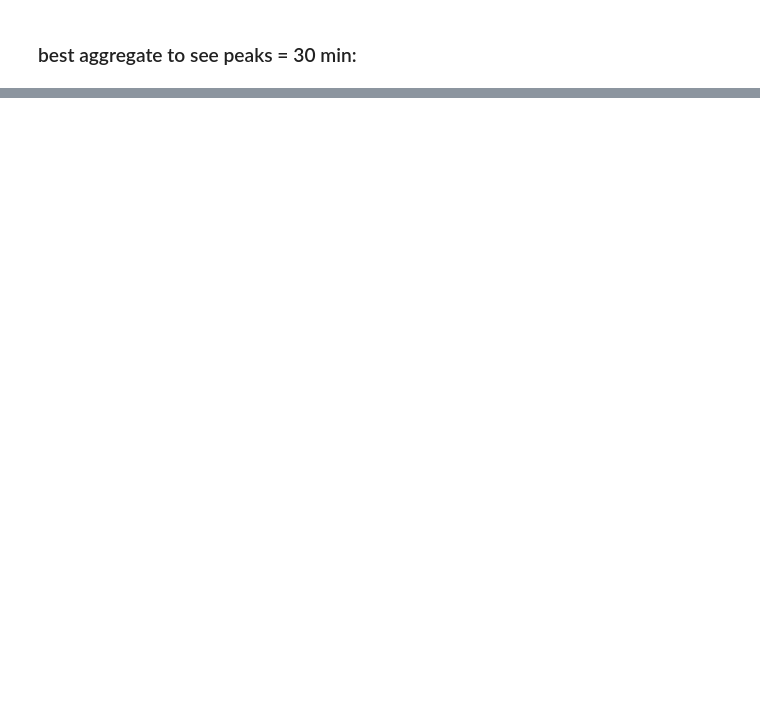
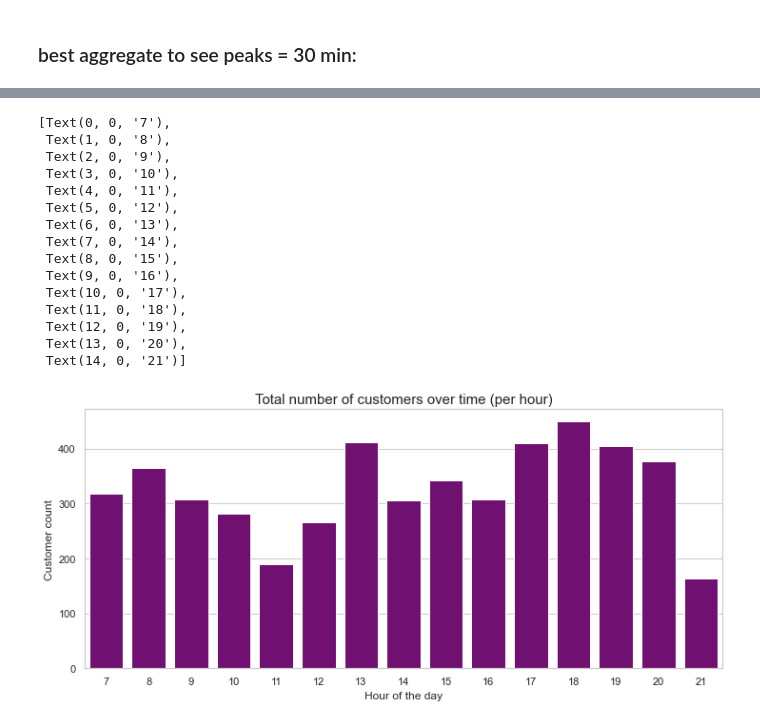
Before and after one commit to mscschliemann/customer_simulation, a Jupyter notebook: 03_total_number_customers_over_time.ipynb, the cells around one changed output, grey strips where cells are left out. Saved outputs shown, nothing was run; the diff lists cells and outputs as text; code cells hidden in the pictures; blank space fills up the shorter version.

```diff
--- a/03_total_number_customers_over_time.ipynb
+++ b/03_total_number_customers_over_time.ipynb
@@ -144,0 +155,35 @@ sns.lineplot(data=df2_resampled, x="timestamp", y="dummy", color ='purple', labe
+# %%
+# as barplot
+df3 = df2.resample(rule='1H').sum().reset_index()
+
+sns.set_theme(style="whitegrid")
+ax = sns.barplot(x="timestamp", y="dummy", data=df3, color='purple')
+ax.set_title('Total number of customers over time (per hour)', fontsize=15)
+ax.set_ylabel('Customer count')
+ax.set_xlabel('Hour of the day')
+#plt.xticks(rotation=90)
+#plt.setp( ax.get_xticklabels(), visible=False)
+#x = [7, 8, 9, 10, 11, 12, 13, 14, 15, 16, 17, 18, 19, 20, 21]
+#plt.xticks(x, labels, rotation='vertical')
+#labels = [item.get_text() for item in ax.get_xticklabels()]
+#labels[1] = 'Testing'
+labels = list(range(7,22))
+ax.set_xticklabels(labels)
+#plt.xticks(rotation=90)
+# %% [output]
+[Text(0, 0, '7'),
+ Text(1, 0, '8'),
+ Text(2, 0, '9'),
+ Text(3, 0, '10'),
+ Text(4, 0, '11'),
+ Text(5, 0, '12'),
+ Text(6, 0, '13'),
+ Text(7, 0, '14'),
+ Text(8, 0, '15'),
+ Text(9, 0, '16'),
+ Text(10, 0, '17'),
+ Text(11, 0, '18'),
+ Text(12, 0, '19'),
+ Text(13, 0, '20'),
+ Text(14, 0, '21')]
+[figure, added]
```
Also changed, not shown: parts of 8 cells of this notebook.
